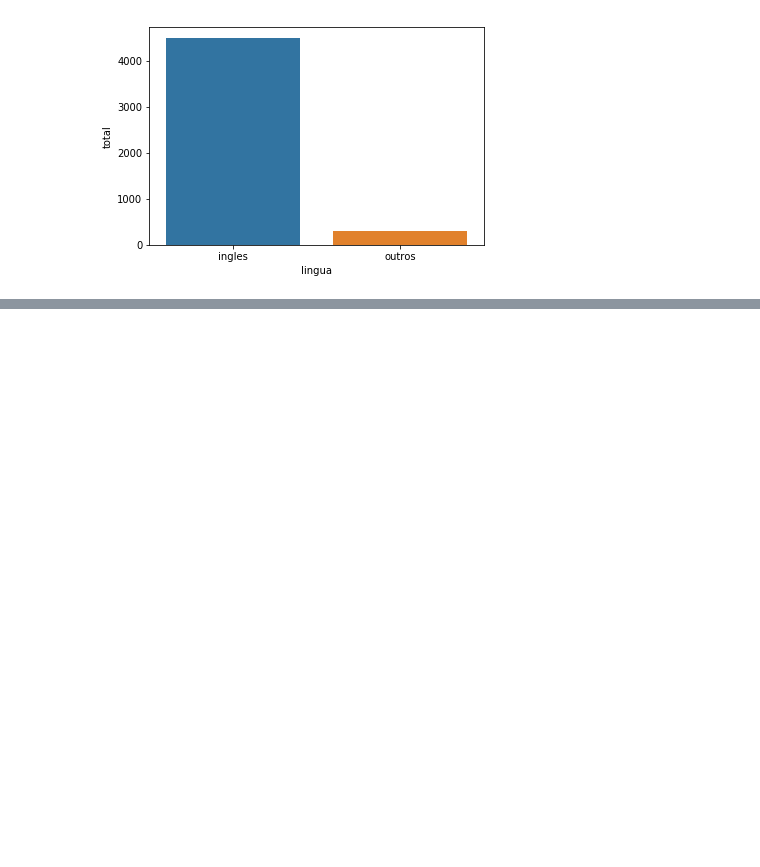
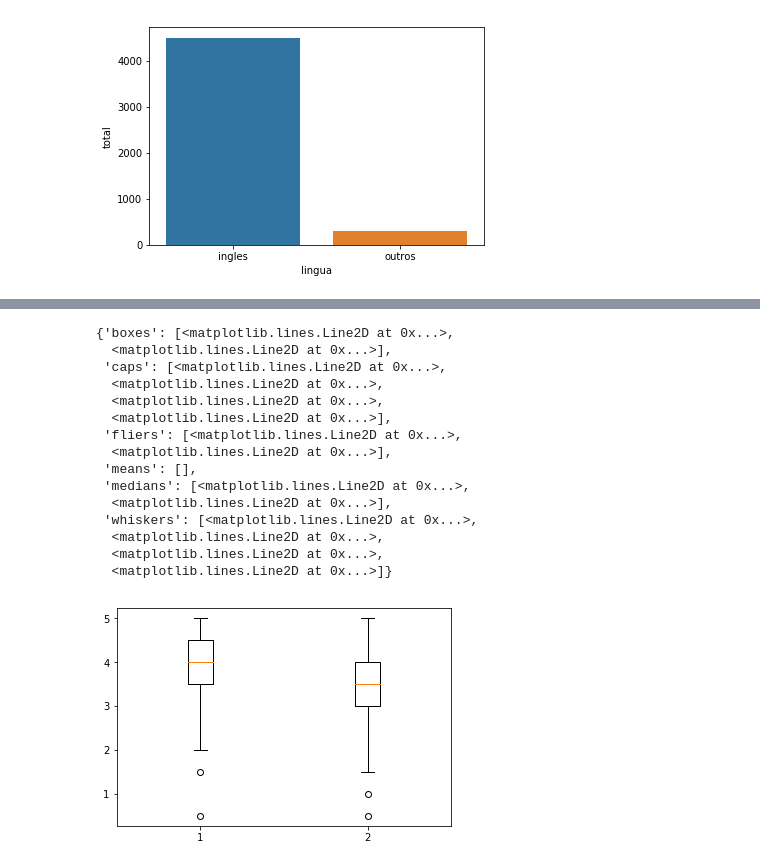
Before and after one commit to VinniciusC/Data-Science-Alura, a Jupyter notebook: IntroduçãoDataScience.ipynb, the cells around one changed output, grey strips where cells are left out. Drawn from its saved outputs; the diff is of its cells as text; code cells hidden in the pictures; blank space fills up the shorter version.

Commit message:
mediana, desvio padrao...

```diff
--- a/IntroduçãoDataScience.ipynb
+++ b/IntroduçãoDataScience.ipynb
@@ -249,0 +256,3 @@ sns.catplot(x= "original_language", kind="count", data = filmes_sem_lingua_origi
+# %%
+notas_toy_story = notas.query('FilmeID == 1')
+notas_jumanji = notas.query('FilmeID == 2')
@@ -249,0 +290,19 @@ sns.catplot(x= "original_language", kind="count", data = filmes_sem_lingua_origi
+# %%
+plt.boxplot([notas_toy_story.nota,notas_jumanji.nota])
+# %% [output]
+{'boxes': [<matplotlib.lines.Line2D at 0x...>,
+  <matplotlib.lines.Line2D at 0x...>],
+ 'caps': [<matplotlib.lines.Line2D at 0x...>,
+  <matplotlib.lines.Line2D at 0x...>,
+  <matplotlib.lines.Line2D at 0x...>,
+  <matplotlib.lines.Line2D at 0x...>],
+ 'fliers': [<matplotlib.lines.Line2D at 0x...>,
+  <matplotlib.lines.Line2D at 0x...>],
+ 'means': [],
+ 'medians': [<matplotlib.lines.Line2D at 0x...>,
+  <matplotlib.lines.Line2D at 0x...>],
+ 'whiskers': [<matplotlib.lines.Line2D at 0x...>,
+  <matplotlib.lines.Line2D at 0x...>,
+  <matplotlib.lines.Line2D at 0x...>,
+  <matplotlib.lines.Line2D at 0x...>]}
+[figure, added]
```
Also changed, not shown: parts of 5 cells of this notebook.
